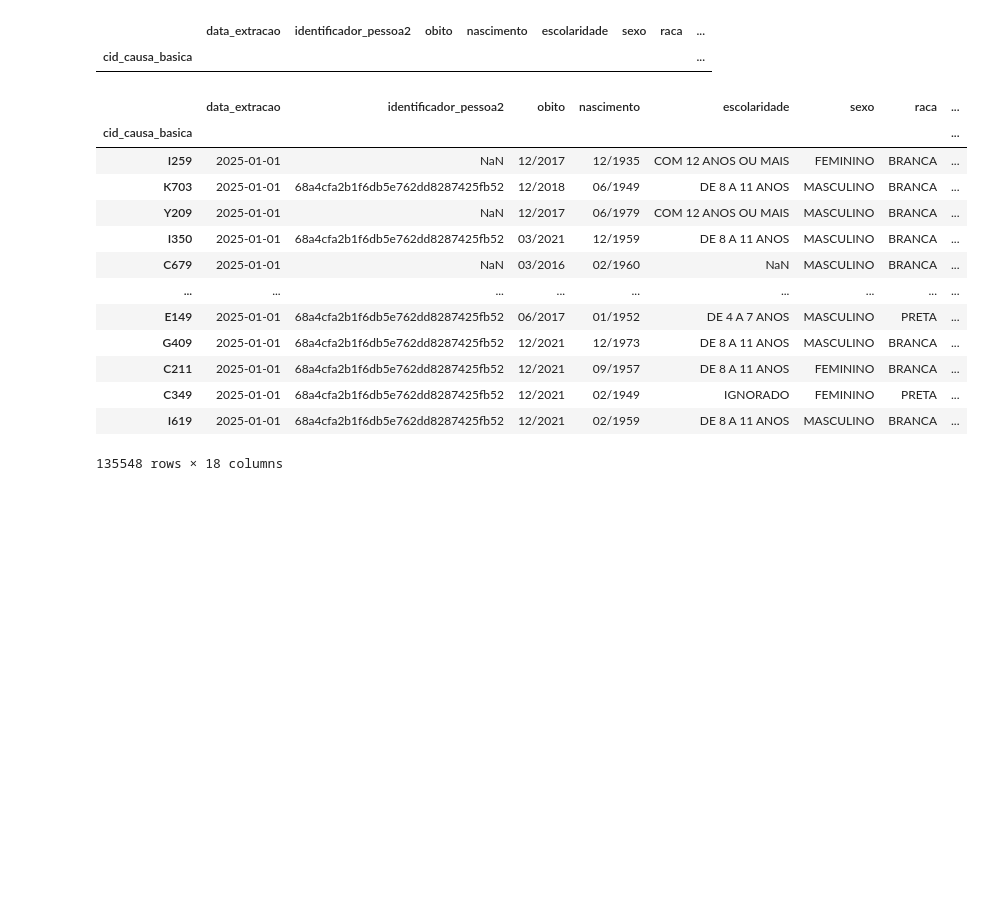
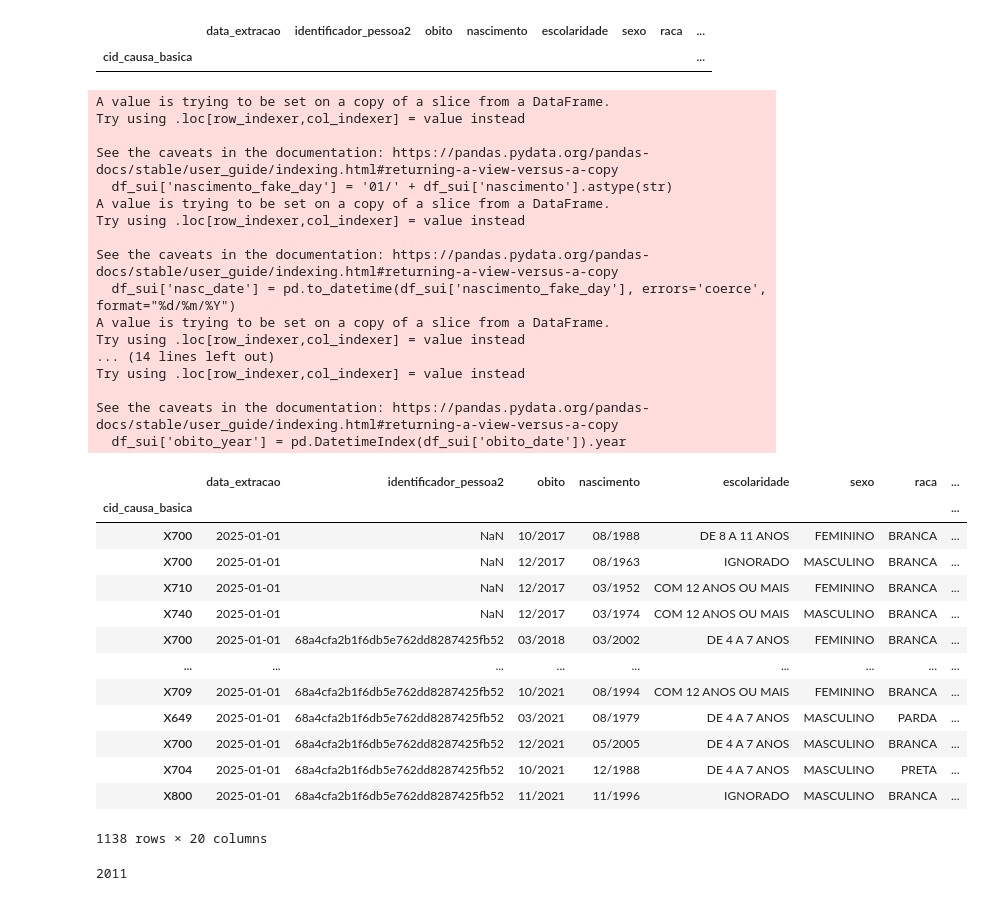
Before and after one commit to arturbernardo/data_sus, a Jupyter notebook: obitos_cid_datasus.ipynb, the cells around one changed output. Saved outputs shown, nothing was run; the diff lists cells and outputs as text; code cells hidden in the pictures; blank space fills up the shorter version.

```diff
--- a/obitos_cid_datasus.ipynb
+++ b/obitos_cid_datasus.ipynb
@@ -69,7 +69,7 @@ df_filtrado = cid_subcat[cid_subcat['SUBCAT'].isin(X20.index)]
 df_filtrado
 # %%
 df_sui = df_index_cid[df_index_cid['circunstancia_obito'] == 'SUICÍDIO']
-df_sui = df_sui[df_sui['obito'].str.endswith('17')]
+# df_sui = df_sui[df_sui['obito'].str.endswith('17')]
 df_sui
 # %% [output]
 |  | data_extracao | identificador_pessoa2 | obito | nascimento | escolaridade | sexo | raca | ... |
@@ -93,23 +93,49 @@ Z634
 |  | data_extracao | identificador_pessoa2 | obito | nascimento | escolaridade | sexo | raca | ... |
 | cid_causa_basica |  |  |  |  |  |  |  | ... |
 # %%
-df_index_cid['nascimento_fake_day'] = '01/' + df_index_cid['nascimento'].astype(str)
+df_sui['nascimento_fake_day'] = '01/' + df_sui['nascimento'].astype(str)
 
-df_index_cid['nasc_date'] = pd.to_datetime(df_index_cid['nascimento_fake_day'], errors='coerce', format="%d/%m/%Y")
-df_index_cid['nasc_year'] = pd.DatetimeIndex(df_index_cid['nasc_date']).year
-df_index_cid
+df_sui['nasc_date'] = pd.to_datetime(df_sui['nascimento_fake_day'], errors='coerce', format="%d/%m/%Y")
+df_sui['nasc_year'] = pd.DatetimeIndex(df_sui['nasc_date']).year
+
+df_sui['obito_fake_day'] = '01/' + df_sui['obito'].astype(str)
+
+df_sui['obito_date'] = pd.to_datetime(df_sui['obito_fake_day'], errors='coerce', format="%d/%m/%Y")
+df_sui['obito_year'] = pd.DatetimeIndex(df_sui['obito_date']).year
+df_sui
 # %% [output]
+A value is trying to be set on a copy of a slice from a DataFrame.
+Try using .loc[row_indexer,col_indexer] = value instead
+
+See the caveats in the documentation: https://pandas.pydata.org/pandas-docs/stable/user_guide/indexing.html#returning-a-view-versus-a-copy
+  df_sui['nascimento_fake_day'] = '01/' + df_sui['nascimento'].astype(str)
+A value is trying to be set on a copy of a slice from a DataFrame.
+Try using .loc[row_indexer,col_indexer] = value instead
+
+See the caveats in the documentation: https://pandas.pydata.org/pandas-docs/stable/user_guide/indexing.html#returning-a-view-versus-a-copy
+  df_sui['nasc_date'] = pd.to_datetime(df_sui['nascimento_fake_day'], errors='coerce', format="%d/%m/%Y")
+A value is trying to be set on a copy of a slice from a DataFrame.
+Try using .loc[row_indexer,col_indexer] = value instead
+... (14 lines left out)
+Try using .loc[row_indexer,col_indexer] = value instead
+
+See the caveats in the documentation: https://pandas.pydata.org/pandas-docs/stable/user_guide/indexing.html#returning-a-view-versus-a-copy
+  df_sui['obito_year'] = pd.DatetimeIndex(df_sui['obito_date']).year
 |  | data_extracao | identificador_pessoa2 | obito | nascimento | escolaridade | sexo | raca | ... |
 | cid_causa_basica |  |  |  |  |  |  |  | ... |
-| I259 | 2025-01-01 | NaN | 12/2017 | 12/1935 | COM 12 ANOS OU MAIS | FEMININO | BRANCA | ... |
-| K703 | 2025-01-01 | 68a4cfa2b1f6db5e762dd8287425fb52 | 12/2018 | 06/1949 | DE 8 A 11 ANOS | MASCULINO | BRANCA | ... |
-| Y209 | 2025-01-01 | NaN | 12/2017 | 06/1979 | COM 12 ANOS OU MAIS | MASCULINO | BRANCA | ... |
-| I350 | 2025-01-01 | 68a4cfa2b1f6db5e762dd8287425fb52 | 03/2021 | 12/1959 | DE 8 A 11 ANOS | MASCULINO | BRANCA | ... |
-| C679 | 2025-01-01 | NaN | 03/2016 | 02/1960 | NaN | MASCULINO | BRANCA | ... |
+| X700 | 2025-01-01 | NaN | 10/2017 | 08/1988 | DE 8 A 11 ANOS | FEMININO | BRANCA | ... |
+| X700 | 2025-01-01 | NaN | 12/2017 | 08/1963 | IGNORADO | MASCULINO | BRANCA | ... |
+| X710 | 2025-01-01 | NaN | 12/2017 | 03/1952 | COM 12 ANOS OU MAIS | FEMININO | BRANCA | ... |
+| X740 | 2025-01-01 | NaN | 12/2017 | 03/1974 | COM 12 ANOS OU MAIS | MASCULINO | BRANCA | ... |
+| X700 | 2025-01-01 | 68a4cfa2b1f6db5e762dd8287425fb52 | 03/2018 | 03/2002 | DE 4 A 7 ANOS | FEMININO | BRANCA | ... |
 | ... | ... | ... | ... | ... | ... | ... | ... | ... |
-| E149 | 2025-01-01 | 68a4cfa2b1f6db5e762dd8287425fb52 | 06/2017 | 01/1952 | DE 4 A 7 ANOS | MASCULINO | PRETA | ... |
-| G409 | 2025-01-01 | 68a4cfa2b1f6db5e762dd8287425fb52 | 12/2021 | 12/1973 | DE 8 A 11 ANOS | MASCULINO | BRANCA | ... |
-| C211 | 2025-01-01 | 68a4cfa2b1f6db5e762dd8287425fb52 | 12/2021 | 09/1957 | DE 8 A 11 ANOS | FEMININO | BRANCA | ... |
-| C349 | 2025-01-01 | 68a4cfa2b1f6db5e762dd8287425fb52 | 12/2021 | 02/1949 | IGNORADO | FEMININO | PRETA | ... |
-| I619 | 2025-01-01 | 68a4cfa2b1f6db5e762dd8287425fb52 | 12/2021 | 02/1959 | DE 8 A 11 ANOS | MASCULINO | BRANCA | ... |
+| X709 | 2025-01-01 | 68a4cfa2b1f6db5e762dd8287425fb52 | 10/2021 | 08/1994 | COM 12 ANOS OU MAIS | FEMININO | BRANCA | ... |
+| X649 | 2025-01-01 | 68a4cfa2b1f6db5e762dd8287425fb52 | 03/2021 | 08/1979 | DE 4 A 7 ANOS | MASCULINO | PARDA | ... |
+| X700 | 2025-01-01 | 68a4cfa2b1f6db5e762dd8287425fb52 | 12/2021 | 05/2005 | DE 4 A 7 ANOS | MASCULINO | BRANCA | ... |
+| X704 | 2025-01-01 | 68a4cfa2b1f6db5e762dd8287425fb52 | 10/2021 | 12/1988 | DE 4 A 7 ANOS | MASCULINO | PRETA | ... |
+| X800 | 2025-01-01 | 68a4cfa2b1f6db5e762dd8287425fb52 | 11/2021 | 11/1996 | IGNORADO | MASCULINO | BRANCA | ... |
-135548 rows × 18 columns
+1138 rows × 20 columns
+# %%
+df_sui['obito_year'].min()
+# %% [output]
+2011
```
Also changed, not shown: parts of 6 cells of this notebook.
